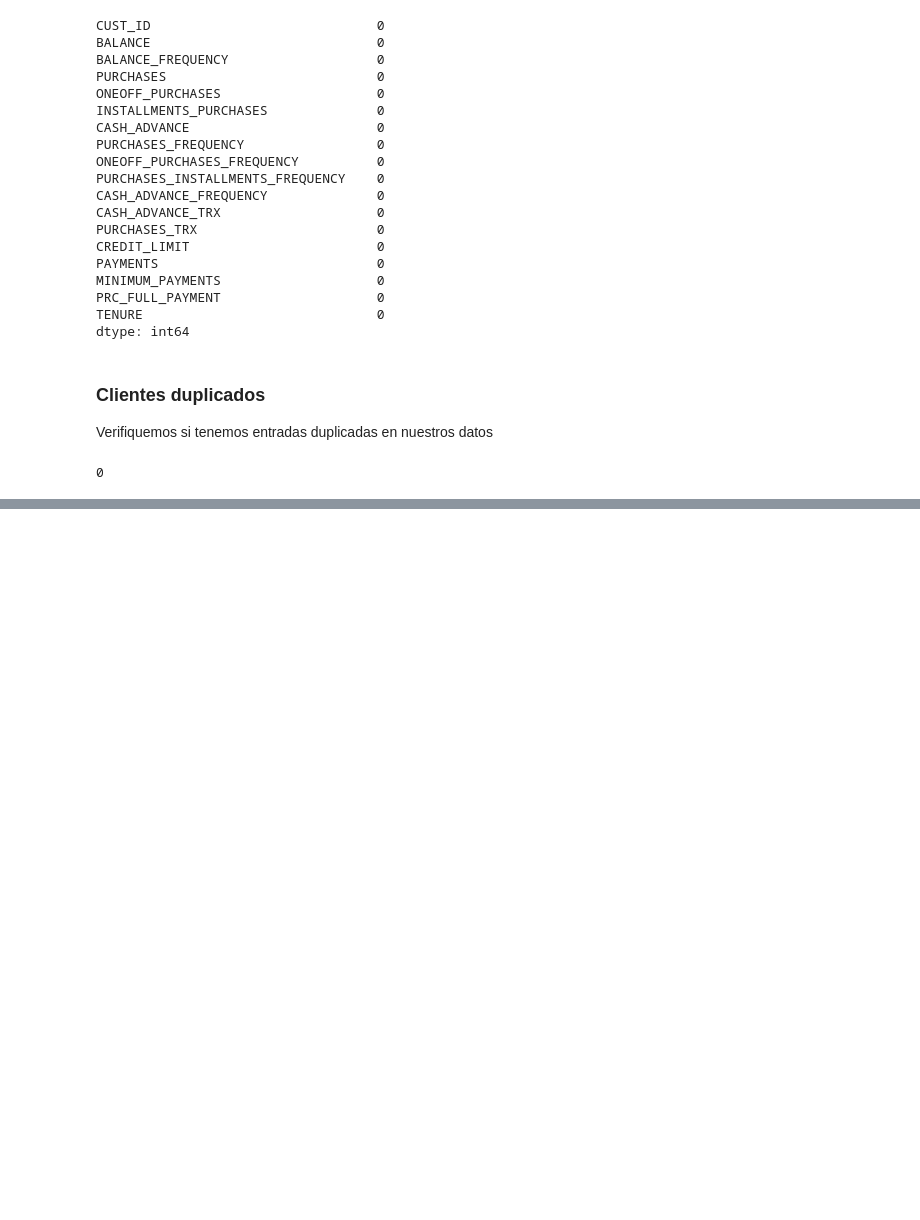
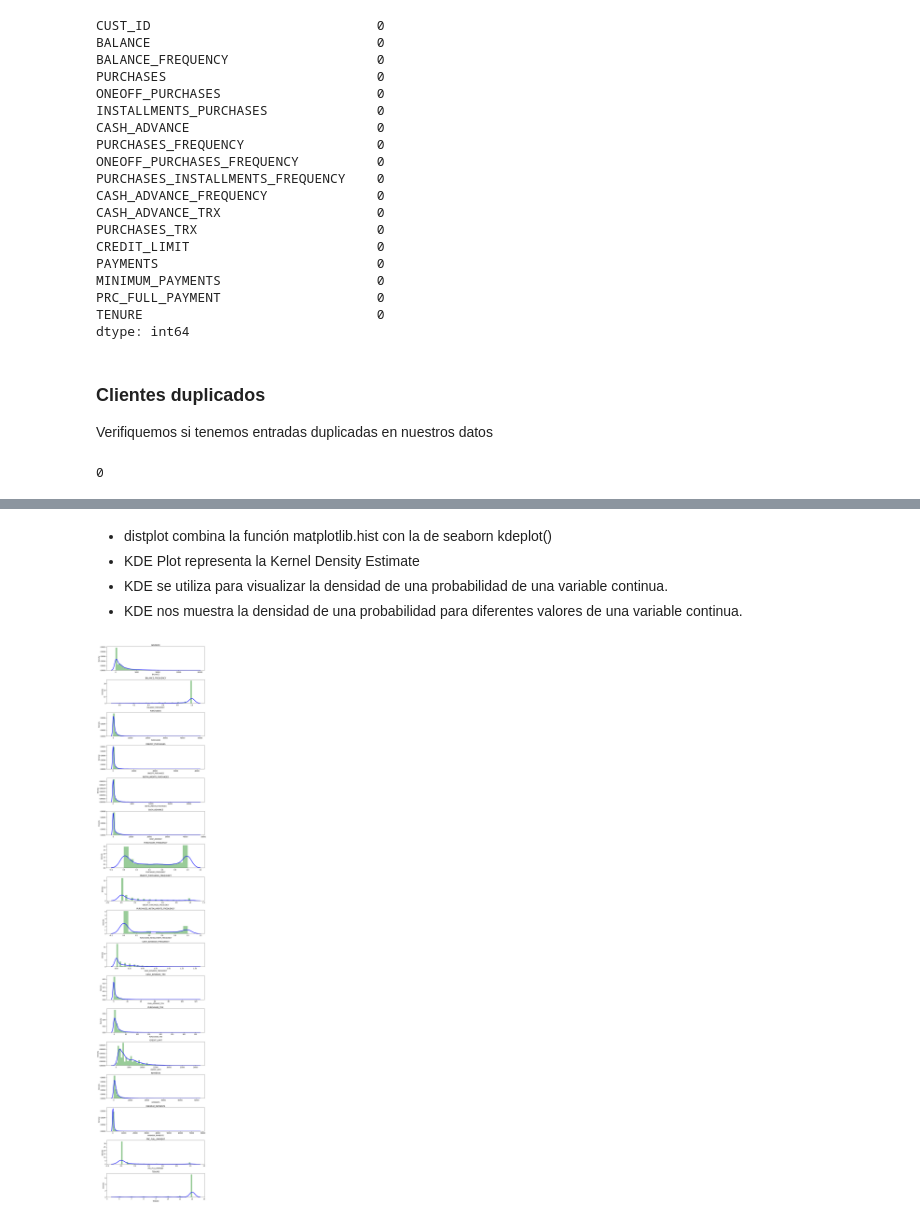
Before and after one commit to FaustinoAndres/customer_classification_with_K-Means, a Jupyter notebook: customer_classification_with_K-Means.ipynb, the cells around one changed output, grey strips where cells are left out. Saved outputs shown, nothing was run; the diff lists cells and outputs as text; code cells hidden in the pictures; blank space fills up the shorter version.

Commit message:
kde plots

```diff
--- a/customer_classification_with_K-Means.ipynb
+++ b/customer_classification_with_K-Means.ipynb
@@ -190,0 +194,2 @@ creditcard_df.duplicated().sum()
+# %%
+creditcard_df.drop("CUST_ID", axis = 1, inplace=True)
@@ -190,0 +207,3 @@ creditcard_df.duplicated().sum()
+# %%
+num_cols = len(creditcard_df.columns)
+print(num_cols)
@@ -191,3 +222,19 @@ creditcard_df.duplicated().sum()
+# %% [markdown]
+- distplot combina la función matplotlib.hist con la de seaborn kdeplot()
+- KDE Plot representa la Kernel Density Estimate
+- KDE se utiliza para visualizar la densidad de una probabilidad de una variable continua.
+- KDE nos muestra la densidad de una probabilidad para diferentes valores de una variable continua.
+# %%
+plt.figure(figsize = (10, 50))
+for i in range(num_cols):
+    plt.subplot(num_cols, 1, i+1)
+    sns.distplot(creditcard_df[creditcard_df.columns[i]], kde_kws = {"color": "b", "lw": 3, "label": "KDE"}, hist_kws={"color": "g"})
+    plt.title(creditcard_df.columns[i])
+
+plt.tight_layout()
+plt.show()
+# %% [output]
+[figure, added]
 # %% [markdown]
 <a style='text-decoration:none;line-height:16px;display:flex;color:#5B5B62;padding:10px;justify-content:end;' href='https://deepnote.com?utm_source=created-in-deepnote-cell&projectId=411b8b93-d907-447c-b9ee-0c6a1d3e8371' target="_blank">
 <img alt='Created in deepnote.com' style='display:inline;max-height:16px;margin:0px;margin-right:7.5px;' src='embedded-picture-1' > </img>
```
Also changed, not shown: parts of 5 cells of this notebook.
